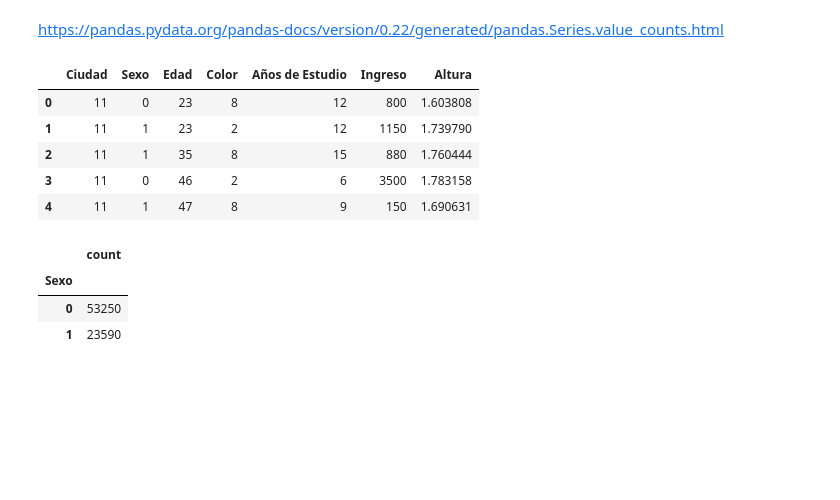
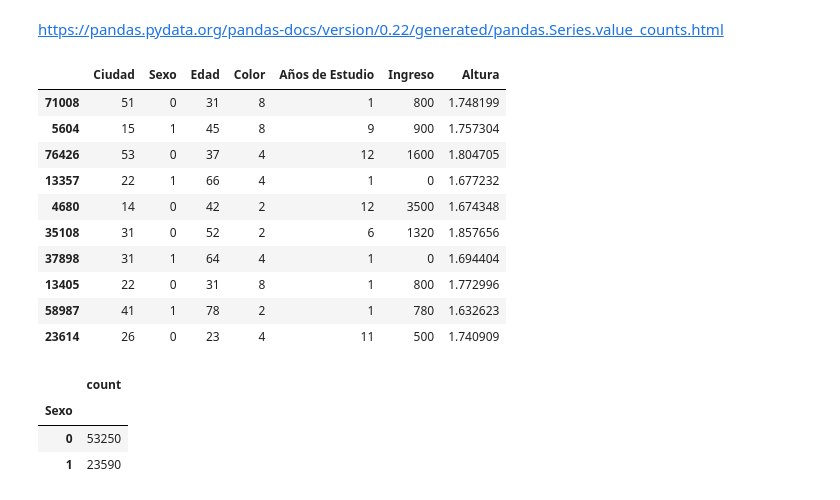
Before and after one commit to DanielRaiicHu/curso_de_estadisticas_1, a Jupyter notebook: Curso_de_Estadística_con_Python_1.ipynb, the cells around one changed output. Drawn from its saved outputs; the diff is of its cells as text; code cells hidden in the pictures; blank space fills up the shorter version.

```diff
--- a/Curso_de_Estadística_con_Python_1.ipynb
+++ b/Curso_de_Estadística_con_Python_1.ipynb
@@ -256,15 +256,20 @@ El primer paso en un análisis es conocer el comportamiento de las variables inv
 ### Método 1
 # %% [markdown]
 https://pandas.pydata.org/pandas-docs/version/0.22/generated/pandas.Series.value_counts.html
-# %%
-datos.head()
-# %% [output]
-|  | Ciudad | Sexo | Edad | Color | Años de Estudio | Ingreso | Altura |
-| 0 | 11 | 0 | 23 | 8 | 12 | 800 | 1.603808 |
-| 1 | 11 | 1 | 23 | 2 | 12 | 1150 | 1.739790 |
-| 2 | 11 | 1 | 35 | 8 | 15 | 880 | 1.760444 |
-| 3 | 11 | 0 | 46 | 2 | 6 | 3500 | 1.783158 |
-| 4 | 11 | 1 | 47 | 8 | 9 | 150 | 1.690631 |
+# %%
+datos.sample(10)
+# %% [output]
+|  | Ciudad | Sexo | Edad | Color | Años de Estudio | Ingreso | Altura |
+| 71008 | 51 | 0 | 31 | 8 | 1 | 800 | 1.748199 |
+| 5604 | 15 | 1 | 45 | 8 | 9 | 900 | 1.757304 |
+| 76426 | 53 | 0 | 37 | 4 | 12 | 1600 | 1.804705 |
+| 13357 | 22 | 1 | 66 | 4 | 1 | 0 | 1.677232 |
+| 4680 | 14 | 0 | 42 | 2 | 12 | 3500 | 1.674348 |
+| 35108 | 31 | 0 | 52 | 2 | 6 | 1320 | 1.857656 |
+| 37898 | 31 | 1 | 64 | 4 | 1 | 0 | 1.694404 |
+| 13405 | 22 | 0 | 31 | 8 | 1 | 800 | 1.772996 |
+| 58987 | 41 | 1 | 78 | 2 | 1 | 780 | 1.632623 |
+| 23614 | 26 | 0 | 23 | 4 | 11 | 500 | 1.740909 |
 # %%
 # Cantidad de datos por categoría 'Sexo'
 datos.Sexo.value_counts()
```
Also changed, not shown: parts of 21 cells of this notebook.
